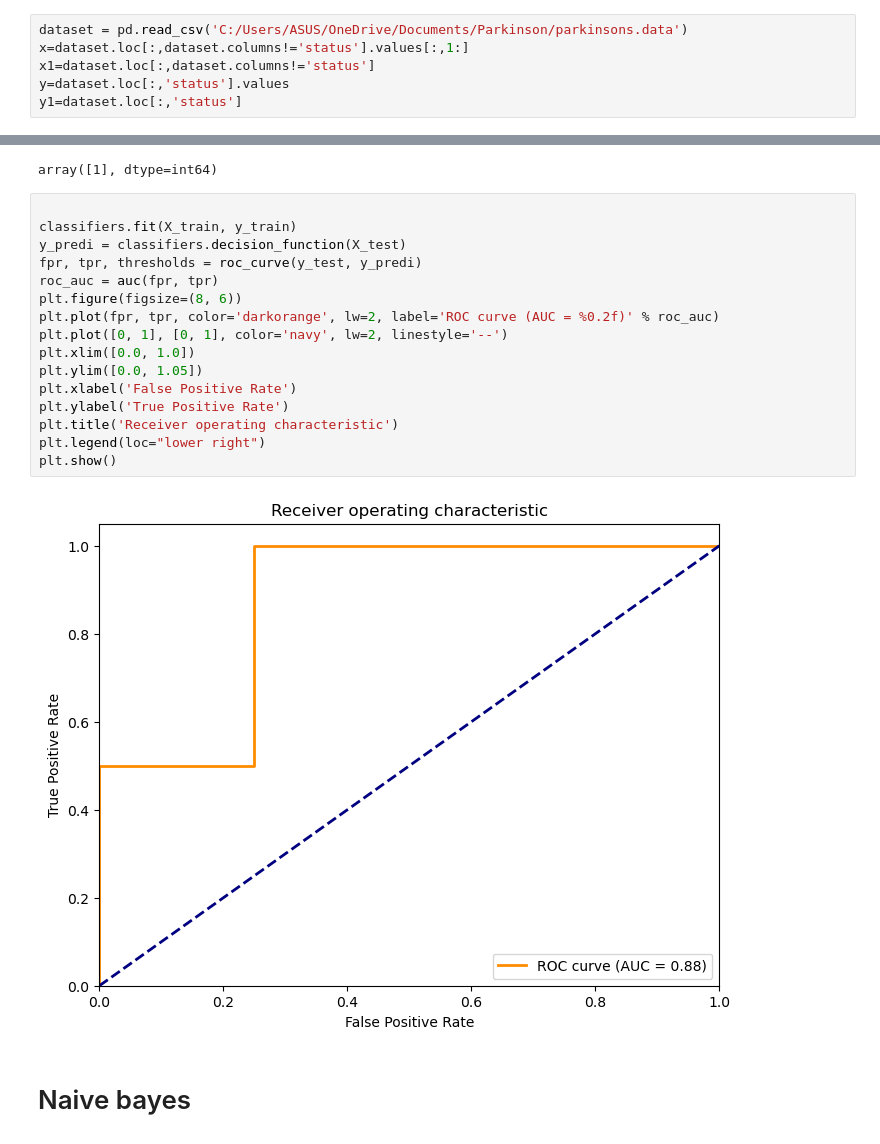
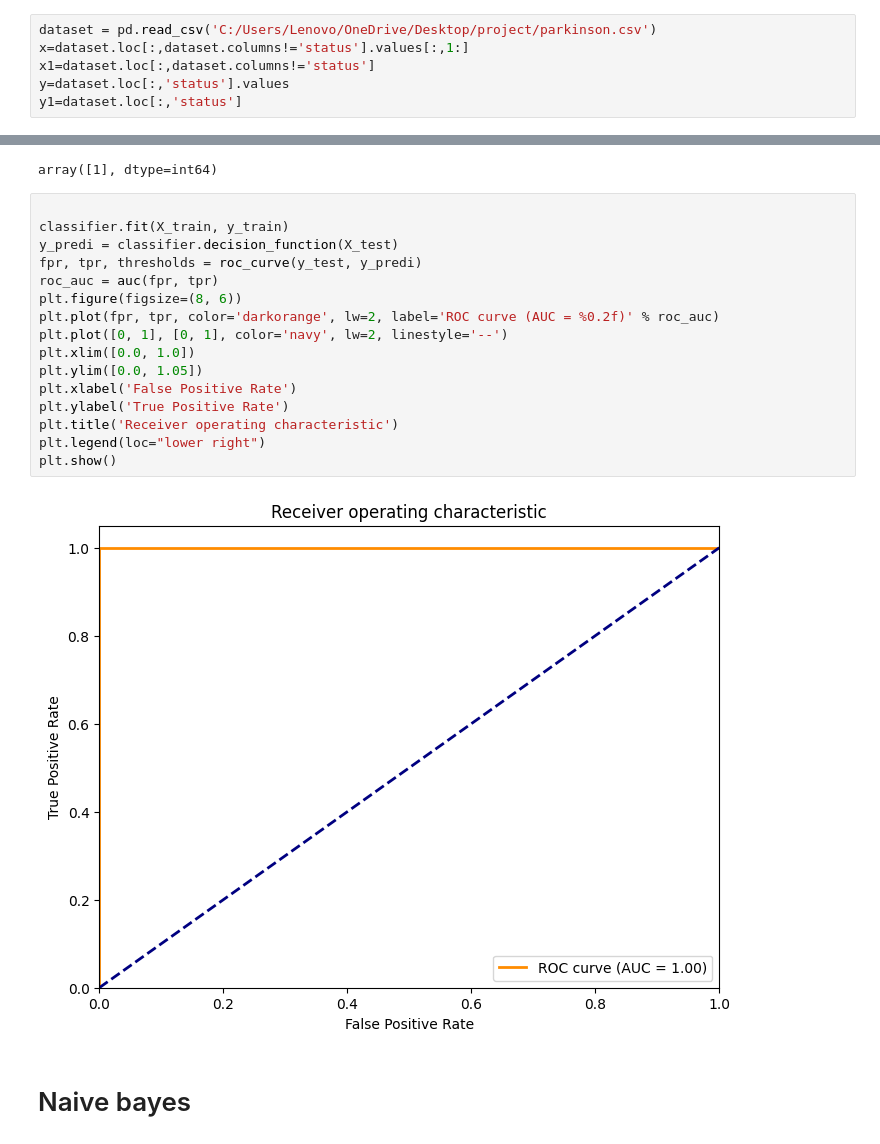
Before and after one commit to bigyanpiya/Parkinson-disease-ML-classifier-, a Jupyter notebook: Project.ipynb, the cells around one changed output, grey strips where cells are left out. Saved outputs shown, nothing was run; the diff lists cells and outputs as text.

```diff
--- a/Project.ipynb
+++ b/Project.ipynb
@@ -14,7 +15,7 @@ from sklearn.utils import class_weight
 # %% [markdown]
 #  Importing CSV Data
 # %%
-dataset = pd.read_csv('C:/Users/ASUS/OneDrive/Documents/Parkinson/parkinsons.data')
+dataset = pd.read_csv('C:/Users/Lenovo/OneDrive/Desktop/project/parkinson.csv')
 x=dataset.loc[:,dataset.columns!='status'].values[:,1:]
 x1=dataset.loc[:,dataset.columns!='status']
 y=dataset.loc[:,'status'].values
@@ -494,22 +531,22 @@ output
 array([1], dtype=int64)
 # %%
 
-classifiers.fit(X_train, y_train)
-y_predi = classifiers.decision_function(X_test)
+classifier.fit(X_train, y_train)
+y_predi = classifier.decision_function(X_test)
 fpr, tpr, thresholds = roc_curve(y_test, y_predi)
 roc_auc = auc(fpr, tpr)
 plt.figure(figsize=(8, 6))
 plt.plot(fpr, tpr, color='darkorange', lw=2, label='ROC curve (AUC = %0.2f)' % roc_auc)
 plt.plot([0, 1], [0, 1], color='navy', lw=2, linestyle='--')
 plt.xlim([0.0, 1.0])
 plt.ylim([0.0, 1.05])
 plt.xlabel('False Positive Rate')
 plt.ylabel('True Positive Rate')
 plt.title('Receiver operating characteristic')
 plt.legend(loc="lower right")
 plt.show()
 # %% [output]
-[figure, old version]
+[figure, new version]
 # %% [markdown]
 # Naive bayes
 # %%
```
Also changed, not shown: parts of 11 cells of this notebook.
